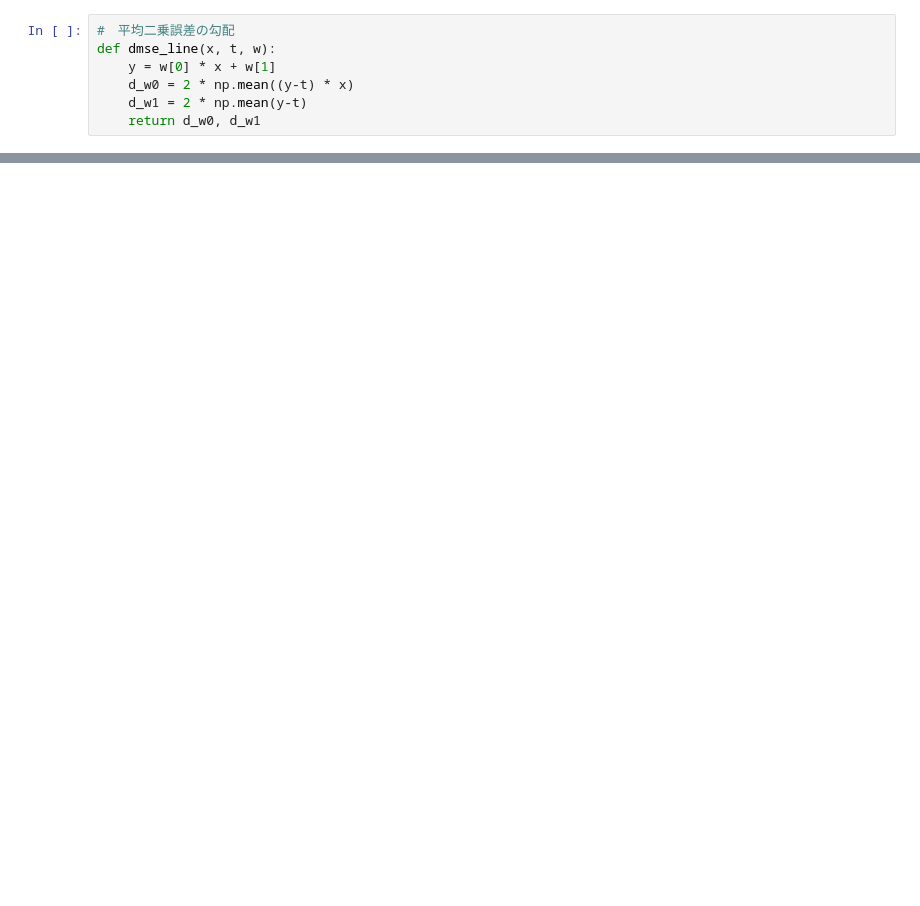
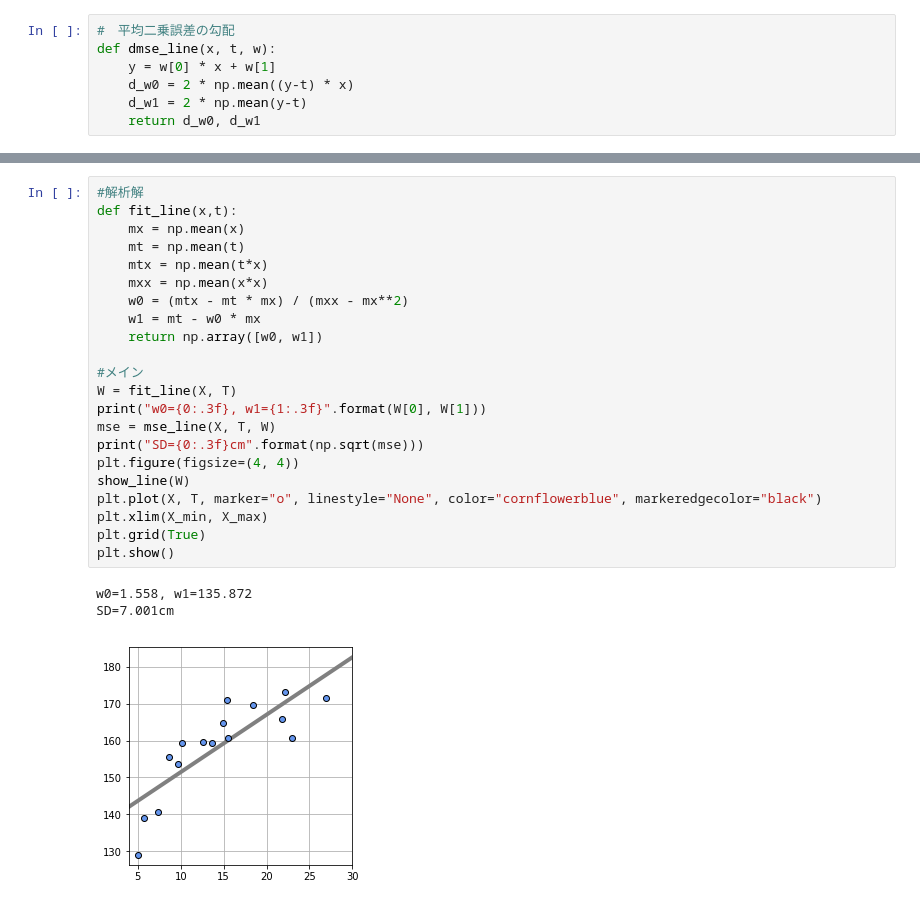
Before and after one commit to eichitakaya/self_study, a Jupyter notebook: machine_learning/Python_for_ML.ipynb, the cells around one changed output, grey strips where cells are left out. Cells and saved outputs as stored; diff of their text form; blank space fills up the shorter version.

```diff
--- a/machine_learning/Python_for_ML.ipynb
+++ b/machine_learning/Python_for_ML.ipynb
@@ -124,0 +125,26 @@ MSE=6577.120822
+# %%
+#解析解
+def fit_line(x,t):
+    mx = np.mean(x)
+    mt = np.mean(t)
+    mtx = np.mean(t*x)
+    mxx = np.mean(x*x)
+    w0 = (mtx - mt * mx) / (mxx - mx**2)
+    w1 = mt - w0 * mx
+    return np.array([w0, w1])
+
+#メイン
+W = fit_line(X, T)
+print("w0={0:.3f}, w1={1:.3f}".format(W[0], W[1]))
+mse = mse_line(X, T, W)
+print("SD={0:.3f}cm".format(np.sqrt(mse)))
+plt.figure(figsize=(4, 4))
+show_line(W)
+plt.plot(X, T, marker="o", linestyle="None", color="cornflowerblue", markeredgecolor="black")
+plt.xlim(X_min, X_max)
+plt.grid(True)
+plt.show()
+# %% [output]
+w0=1.558, w1=135.872
+SD=7.001cm
+[figure, added]
```
Also changed, not shown: parts of 8 cells of this notebook.
